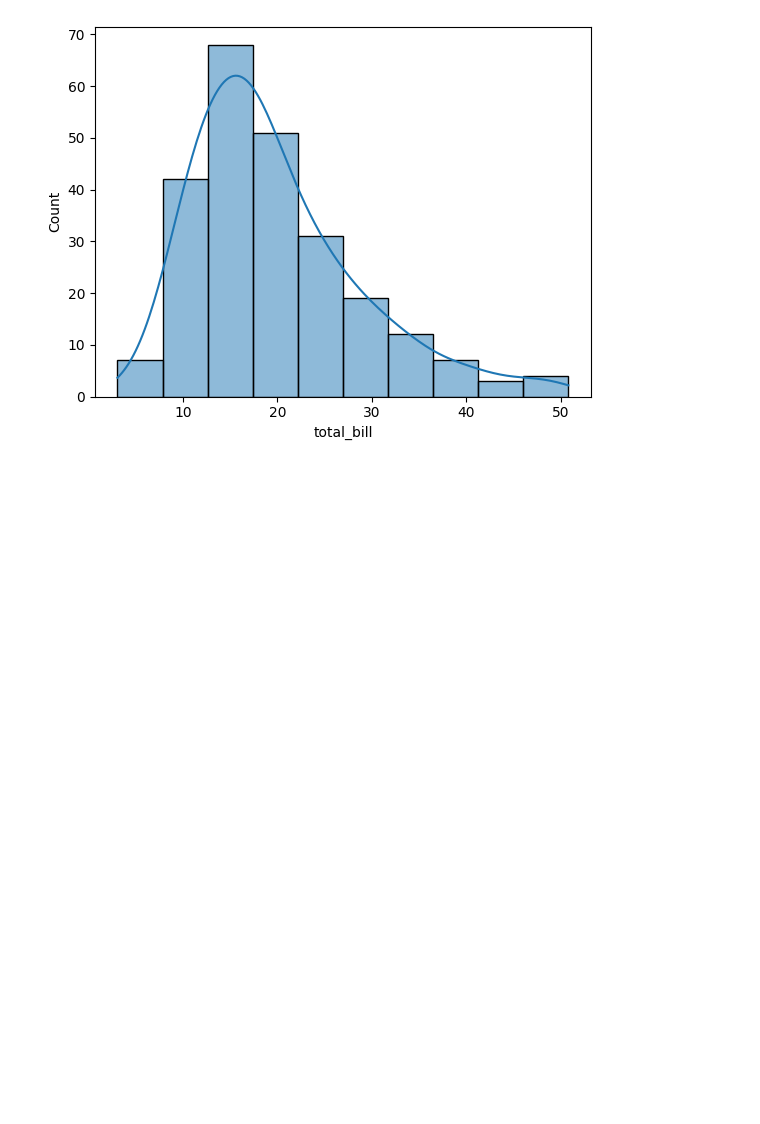
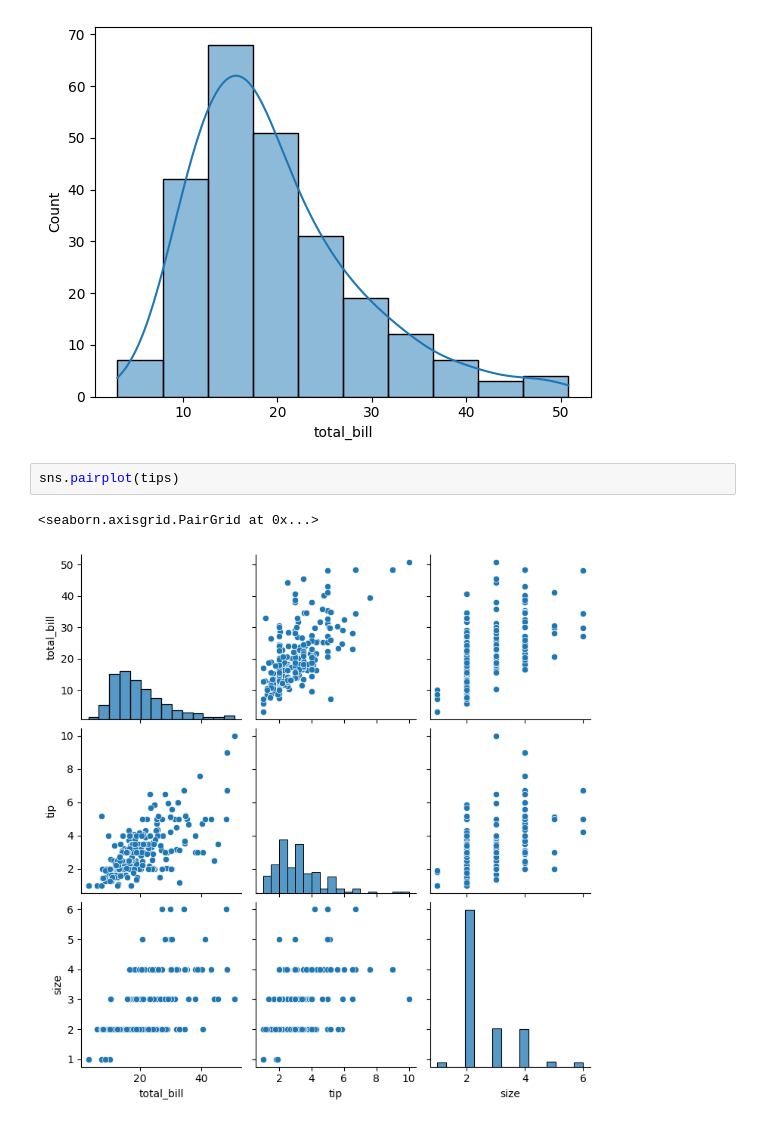
Before and after one commit to jagroop-dev-11/data_visualization, a Jupyter notebook: seaborn.ipynb, the cells around one changed output. Saved outputs shown, nothing was run; the diff lists cells and outputs as text; blank space fills up the shorter version.

Commit message:
Seaborn Learning Completed

```diff
--- a/seaborn.ipynb
+++ b/seaborn.ipynb
@@ -83,3 +79,8 @@ sns.histplot(tips["total_bill"],bins=10,kde=True)
 # %% [output]
 <Axes: xlabel='total_bill', ylabel='Count'>
 [figure]
+# %%
+sns.pairplot(tips)
+# %% [output]
+<seaborn.axisgrid.PairGrid at 0x...>
+[figure, added]
```
Also changed, not shown: parts of 4 cells of this notebook, 1 other file.
